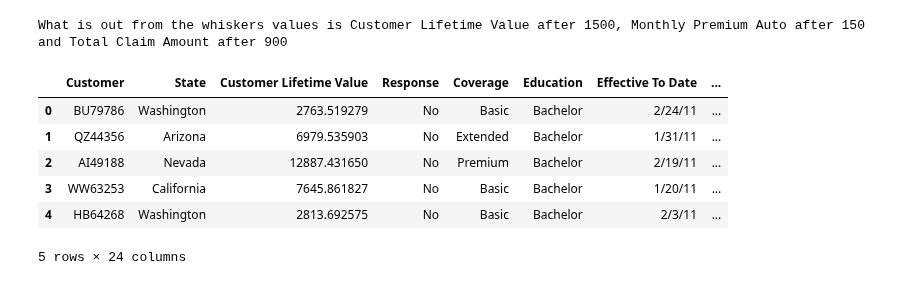
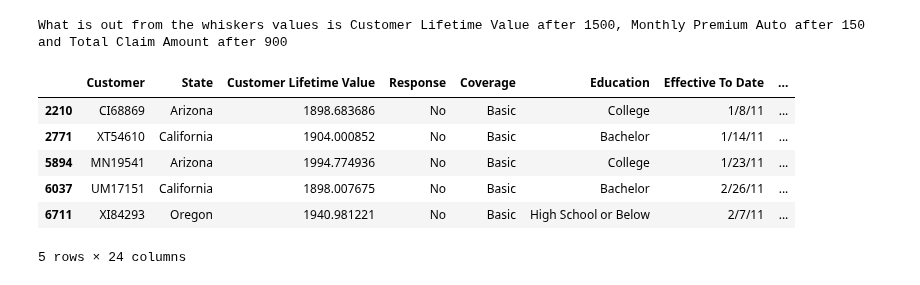
Before and after one commit to ironhack-labs/lab-data-cleaning-and-wrangling, a Jupyter notebook: lab-data-cleaning-and-wrangling.ipynb, the cells around one changed output. Cells and saved outputs as stored; diff of their text form; code cells hidden in the pictures.

```diff
--- a/lab-data-cleaning-and-wrangling.ipynb
+++ b/lab-data-cleaning-and-wrangling.ipynb
@@ -45,30 +45,30 @@ print("What is out from the whiskers values is Customer Lifetime Value after 150
 # %% [output]
 What is out from the whiskers values is Customer Lifetime Value after 1500, Monthly Premium Auto after 150 and Total Claim Amount after 900
 # %%
-outlier_thresholds = {
+thresholds = {
     'Total Claim Amount': 900,
     'Monthly Premium Auto': 150,
-    'Customer Lifetime Value': 1500
+    'Customer Lifetime Value': 2000
 }
 
-
 def remove_outliers(df_original, thresholds):
+    df_filtered = df_original.copy()
     for column, threshold in thresholds.items():
-        df_original = df_original[df_copy[column] < threshold]
-    return df_copy
+        df_filtered = df_filtered[df_filtered[column] < threshold]
+    return df_filtered
 # %%
 # 2 Create a copy of the dataframe for the data wrangling.
 # %%
-df_no_outliers = remove_outliers(df_original, outlier_thresholds)
+df_no_outliers = remove_outliers(df_original, thresholds)
 numerical_data = df_no_outliers.select_dtypes(include=['int64', 'float64'])
 df_no_outliers.head(5)
 # %% [output]
 |  | Customer | State | Customer Lifetime Value | Response | Coverage | Education | Effective To Date | ... |
-| 0 | BU79786 | Washington | 2763.519279 | No | Basic | Bachelor | 2/24/11 | ... |
-| 1 | QZ44356 | Arizona | 6979.535903 | No | Extended | Bachelor | 1/31/11 | ... |
-| 2 | AI49188 | Nevada | 12887.431650 | No | Premium | Bachelor | 2/19/11 | ... |
-| 3 | WW63253 | California | 7645.861827 | No | Basic | Bachelor | 1/20/11 | ... |
-| 4 | HB64268 | Washington | 2813.692575 | No | Basic | Bachelor | 2/3/11 | ... |
+| 2210 | CI68869 | Arizona | 1898.683686 | No | Basic | College | 1/8/11 | ... |
+| 2771 | XT54610 | California | 1904.000852 | No | Basic | Bachelor | 1/14/11 | ... |
+| 5894 | MN19541 | Arizona | 1994.774936 | No | Basic | College | 1/23/11 | ... |
+| 6037 | UM17151 | California | 1898.007675 | No | Basic | Bachelor | 2/26/11 | ... |
+| 6711 | XI84293 | Oregon | 1940.981221 | No | Basic | High School or Below | 2/7/11 | ... |
 5 rows × 24 columns
 # %%
 # 3 Normalize the continuous variables. You can use any one method you want.
```
Also changed, not shown: parts of 10 cells of this notebook.
